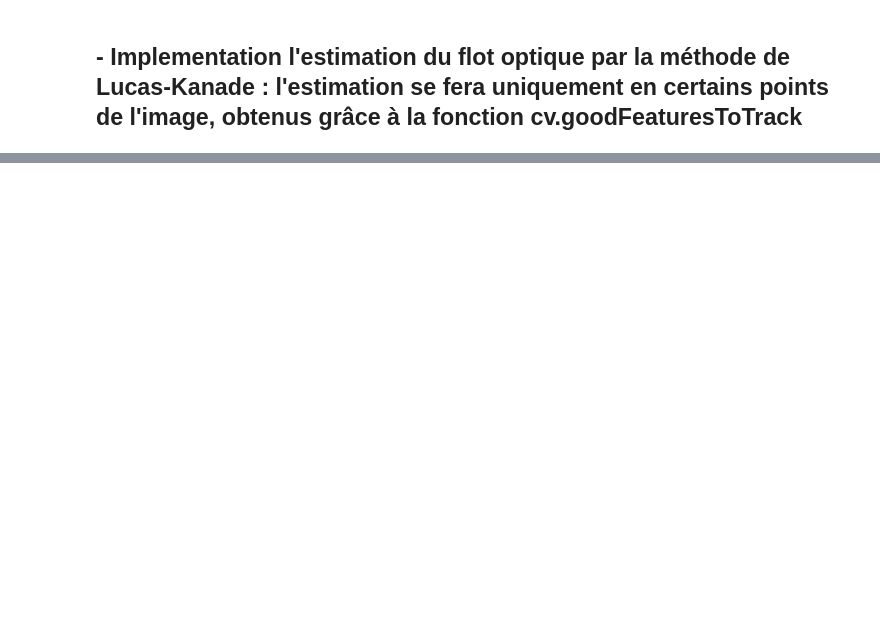
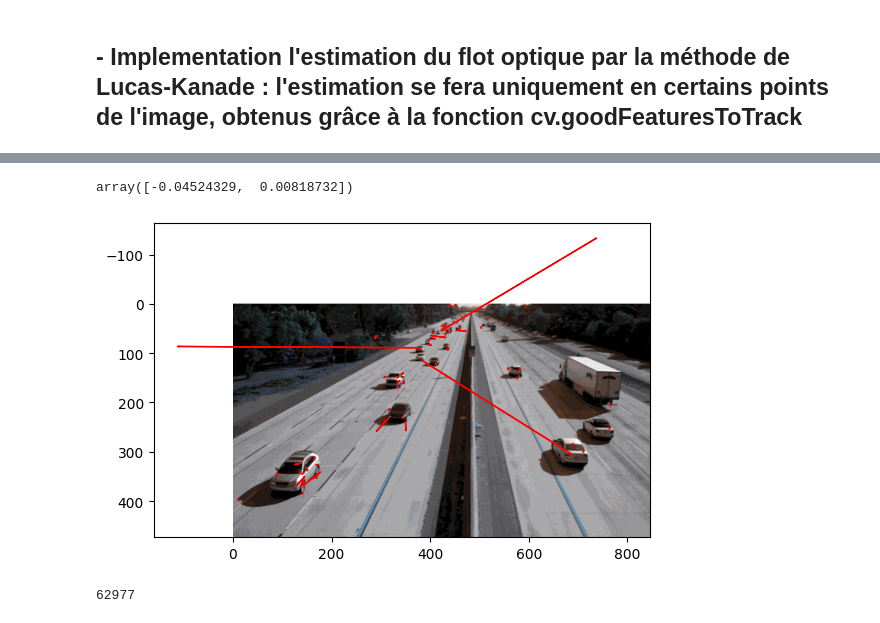
Before and after one commit to ba-talibe/TP_Image_Processing, a Jupyter notebook: estimation_mouvemebt.ipynb, the cells around one changed output, grey strips where cells are left out. Drawn from its saved outputs; the diff is of its cells as text; code cells hidden in the pictures; blank space fills up the shorter version.

```diff
--- a/estimation_mouvemebt.ipynb
+++ b/estimation_mouvemebt.ipynb
@@ -42,0 +70,3 @@ array([2, 5])
+# %%
+motion = [(feature[0], feature[1], estimate_motion(img1, img2, tuple(feature))) for feature in features]
+motion
@@ -42,0 +91,19 @@ array([2, 5])
+# %%
+features = cv2.goodFeaturesToTrack(img1, maxCorners=100, qualityLevel=0.3, minDistance=7)
+features =  features.reshape((features.shape[0], features.shape[2]))
+features = features.astype(int)
+estimate_motion(img1, img2, features[0])
+# %% [output]
+array([-0.04524329,  0.00818732])
+# %%
+plt.imshow(autoroute1)
+for v in motion:
+    plt.arrow(v[0],v[1],15*v[2][0],15*v[2][1], head_width = 2, head_length = 4, color = "r")
+
+plt.show()
+# %% [output]
+[figure, added]
+# %%
+(np.abs(flow) > 6).sum()
+# %% [output]
+62977
```
Also changed, not shown: parts of 6 cells of this notebook.
